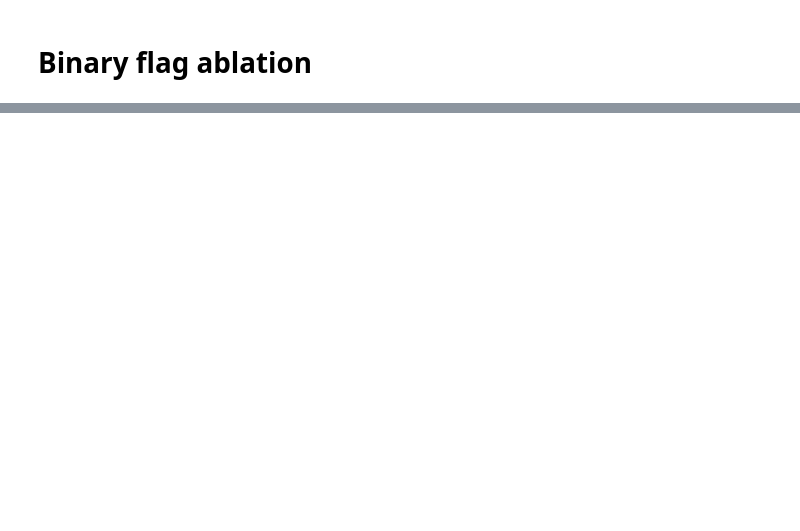
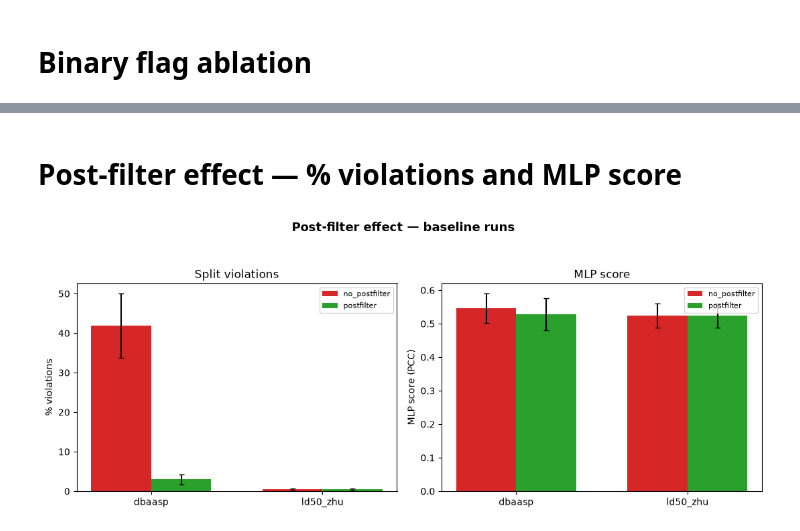
Before and after one commit to anthol42/refnd, a Jupyter notebook: ablation/analysis.ipynb, the cells around one changed output, grey strips where cells are left out. Drawn from its saved outputs; the diff is of its cells as text; code cells hidden in the pictures; blank space fills up the shorter version.

```diff
--- a/ablation/analysis.ipynb
+++ b/ablation/analysis.ipynb
@@ -570,0 +605,45 @@ for ds_key, ds_color, ds_label in DATASETS:
+# %% [markdown]
+# Post-filter effect — % violations and MLP score
+# %%
+SPLIT_VARIANTS = ["no_postfilter", "postfilter"]
+VARIANT_COLORS = {"no_postfilter": "#d62728", "postfilter": "#2ca02c"}
+
+fig, axes = plt.subplots(1, 2, figsize=(11, 4.5))
+
+x = np.arange(len(DATASETS))
+width = 0.35
+
+for i, variant in enumerate(SPLIT_VARIANTS):
+    violations, violations_std = [], []
+    scores, scores_std = [], []
+    for ds_key, _, _ in DATASETS:
+        baseline = load_flag_baseline(ds_key)
+        split = _get(baseline, "results", "edges", "split", variant)
+        violations.append(split["p_violations_mean[%]"])
+        violations_std.append(split["p_violations_std[%]"])
+        scores.append(split["mlp_score_mean"])
+        scores_std.append(split["mlp_score_std"])
+
+    offset = (i - 0.5) * width
+    axes[0].bar(x + offset, violations, width, yerr=violations_std, capsize=3,
+                color=VARIANT_COLORS[variant], label=variant)
+    axes[1].bar(x + offset, scores, width, yerr=scores_std, capsize=3,
+                color=VARIANT_COLORS[variant], label=variant)
+
+axes[0].set_xticks(x)
+axes[0].set_xticklabels([label for _, _, label in DATASETS])
+axes[0].set_ylabel("% violations")
+axes[0].set_title("Split violations")
+axes[0].legend(fontsize=8)
+
+axes[1].set_xticks(x)
+axes[1].set_xticklabels([label for _, _, label in DATASETS])
+axes[1].set_ylabel("MLP score (PCC)")
+axes[1].set_title("MLP score")
+axes[1].legend(fontsize=8)
+
+fig.suptitle("Post-filter effect — baseline runs", fontsize=13, fontweight="bold")
+plt.tight_layout(rect=[0, 0, 1, 0.93])
+plt.show()
+# %% [output]
+[figure, added]
```
Also changed, not shown: parts of 11 cells of this notebook, 9 other files.
